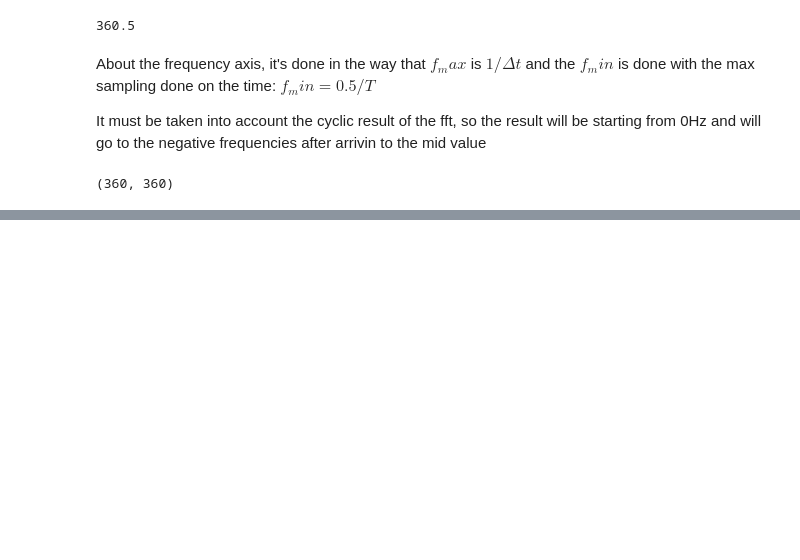
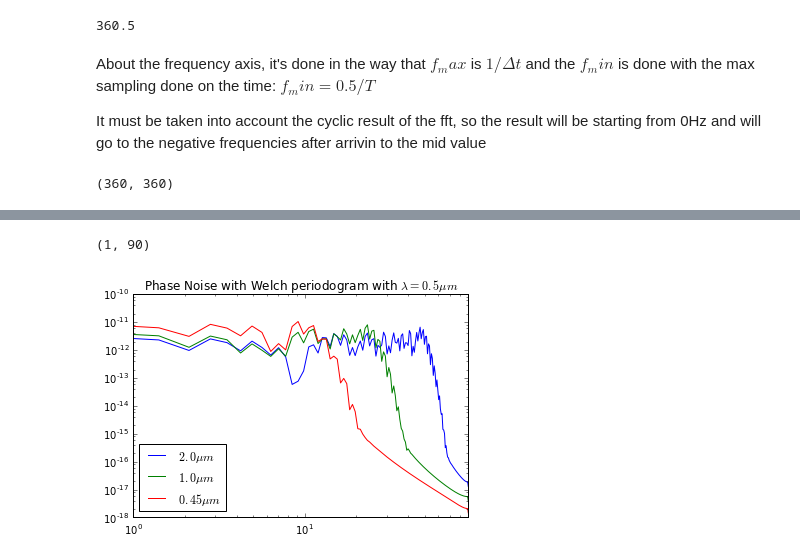
Before and after one commit to josesoyo/Ray-Tracing, a Jupyter notebook: notebooks/FourierTest.ipynb, the cells around one changed output, grey strips where cells are left out. Cells and saved outputs as stored; diff of their text form; code cells hidden in the pictures; blank space fills up the shorter version.

```diff
--- a/notebooks/FourierTest.ipynb
+++ b/notebooks/FourierTest.ipynb
@@ -329,0 +221,20 @@ plt.savefig('upconversion.png')
+# %%
+
+wc = sg.welch(np.sin(a2), fs=180)
+wa = sg.welch(np.sin(a),fs=180)
+wb = sg.welch(np.sin(a1),fs=180)
+
+#wcc = sg.welch(c,fs=180)
+
+plt.semilogy(wc[0],mult*np.sqrt(wc[1]), label= "$2.0\mu m$")
+#plt.loglog(wcc[0],mult*np.sqrt(wcc[1]), label= "other$0.45\mu m$") # my method doesn't work...
+plt.loglog(wb[0],mult*np.sqrt(wb[1]), label = "$1.0\mu m$")
+plt.loglog(wa[0],mult*np.sqrt(wa[1]), label = "$0.45\mu m$")
+
+plt.legend(loc=3)
+
+plt.title("Phase Noise with Welch periodogram with $\lambda = 0.5\mu m$")
+plt.xlim(xmin=1, xmax=90)
+# %% [output]
+(1, 90)
+[figure, added]
```
Also changed, not shown: parts of 32 cells of this notebook, 20 other files.
